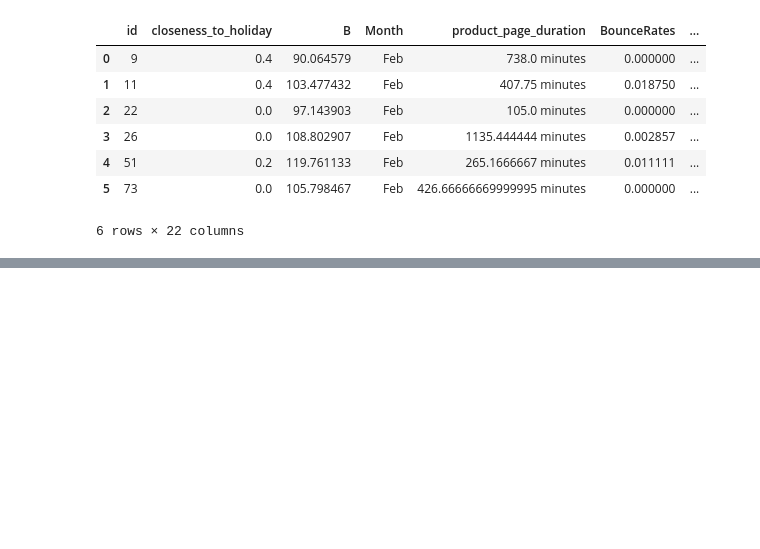
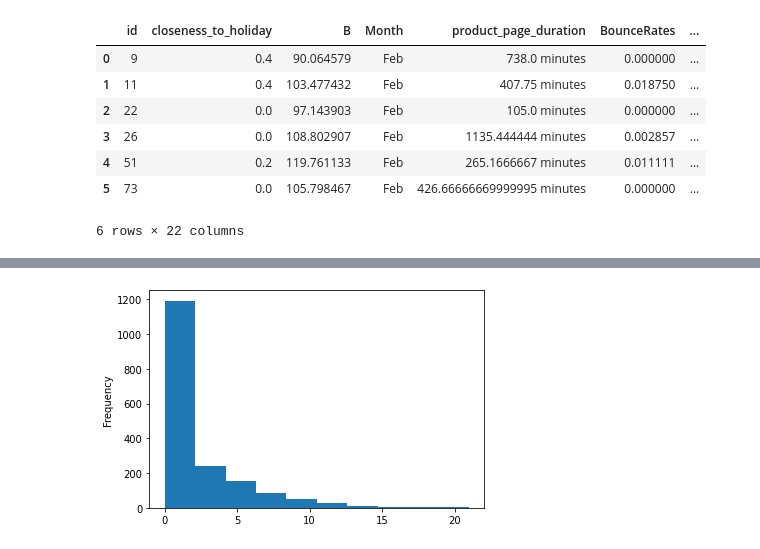
Before and after one commit to daniellepidt/ecommerce-machine-learning, a Jupyter notebook: exploration/explore.ipynb, the cells around one changed output, grey strips where cells are left out. Cells and saved outputs as stored; diff of their text form; code cells hidden in the pictures; blank space fills up the shorter version.

Commit message:
more updates with visuals

```diff
--- a/exploration/explore.ipynb
+++ b/exploration/explore.ipynb
@@ -28,3 +29,8 @@ test_df.describe()
 | 50% | 6436.000000 | 0.000000 | 100.267483 | 0.003125 | 701.000000 | 2.000000 | 1.000000 | ... |
 | 75% | 9422.500000 | 0.000000 | 106.438254 | 0.016667 | 1604.225000 | 3.000000 | 3.000000 | ... |
 | max | 12307.000000 | 1.000000 | 135.351689 | 0.200000 | 23614.479813 | 8.000000 | 21.000000 | ... |
+# %%
+test_df['num_of_admin_pages'].plot.hist()
+plt.show()
+# %% [output]
+[figure, added]
```
Also changed, not shown: parts of 8 cells of this notebook.
